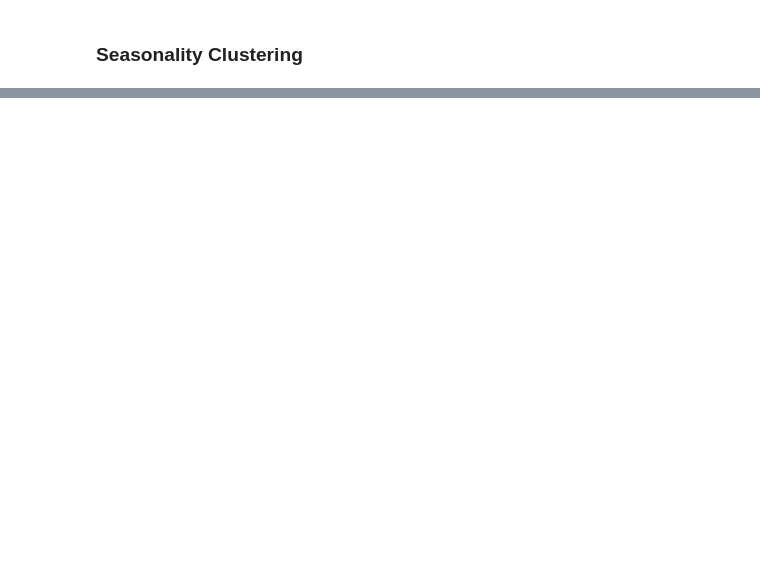
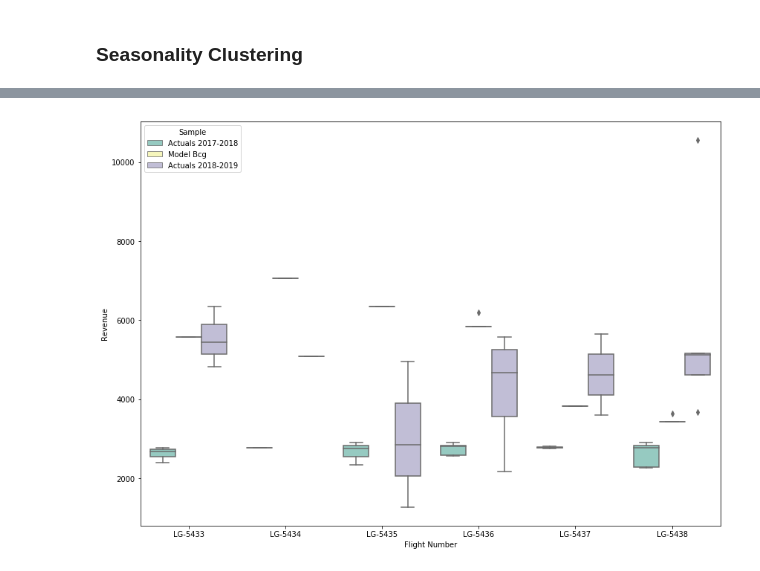
Before and after one commit to dkremlg/el, a Jupyter notebook: Benoit_datematching.ipynb, the cells around one changed output, grey strips where cells are left out. Cells and saved outputs as stored; diff of their text form; code cells hidden in the pictures; blank space fills up the shorter version.

```diff
--- a/Benoit_datematching.ipynb
+++ b/Benoit_datematching.ipynb
@@ -610,0 +476,17 @@ Data
+# %%
+Box_Revenue_old=Bcg[cluster_variables+['Revenue_old']].rename(columns={'Revenue_old': 'Revenue'})
+Box_Revenue_old['Sample']='Actuals 2017-2018'
+Box_Revenue_actual=Bcg[cluster_variables+['Revenue_actual']].rename(columns={'Revenue_actual': 'Revenue'})
+Box_Revenue_actual['Sample']='Actuals 2018-2019'
+Box_Revenue_new=Bcg[cluster_variables+['Revenue_new']].rename(columns={'Revenue_new': 'Revenue'})
+Box_Revenue_new['Sample']='Model Bcg'
+
+Box_Revenue=pd.concat([Box_Revenue_old,Box_Revenue_new,Box_Revenue_actual])
+
+Box_Revenue['Cluster']=Box_Revenue['Flight Number']+'_'+Box_Revenue['Weekday'].astype('str')+'_'+Box_Revenue['SEASON']
+
+fig= plt.figure(figsize=(14,10))
+ax = sns.boxplot(x="Flight Number", y="Revenue", hue="Sample",
+data=Box_Revenue.loc[(Box_Revenue['Route']=='LUX-CPH')&(Box_Revenue['SEASON']=='M')&(Box_Revenue['Weekday']==1),:], palette="Set3")
+# %% [output]
+[figure, added]
```
Also changed, not shown: parts of 42 cells of this notebook.
